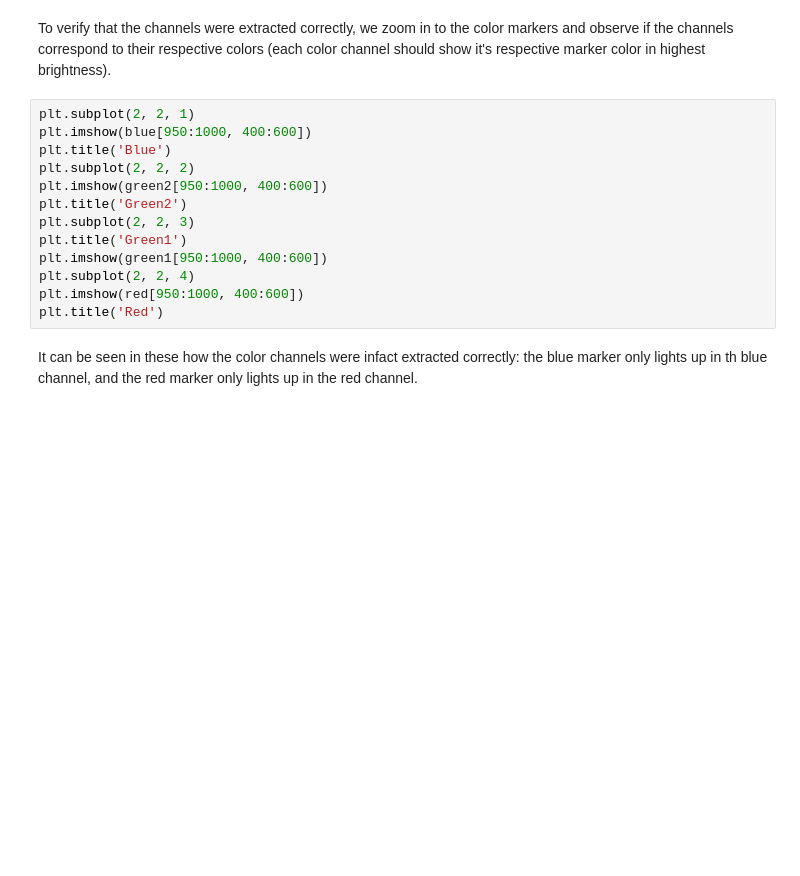
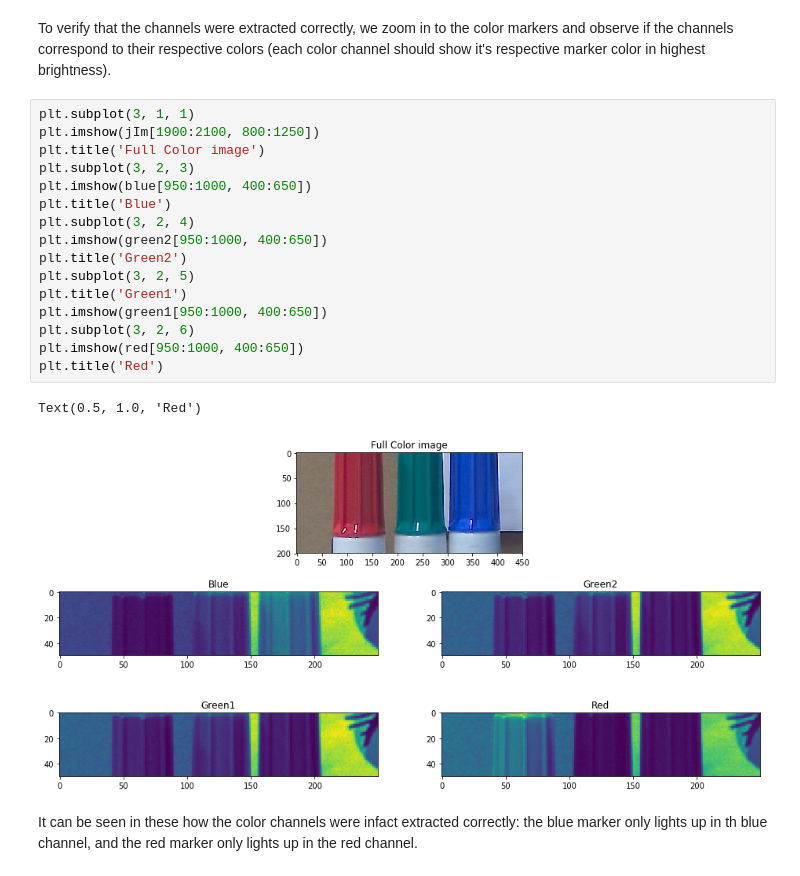
Before and after one commit to polortiz4/Smart-Cameras, a Jupyter notebook: HW3.ipynb, the cells around one changed output. Drawn from its saved outputs; the diff is of its cells as text; blank space fills up the shorter version.

```diff
--- a/HW3.ipynb
+++ b/HW3.ipynb
@@ -82,18 +133,24 @@ blue = rIm[::2, ::2]
 # %% [markdown]
 To verify that the channels were extracted correctly, we zoom in to the color markers and observe if the channels correspond to their respective colors (each color channel should show it's respective marker color in highest brightness).
 # %%
-plt.subplot(2, 2, 1)
-plt.imshow(blue[950:1000, 400:600])
+plt.subplot(3, 1, 1)
+plt.imshow(jIm[1900:2100, 800:1250])
+plt.title('Full Color image')
+plt.subplot(3, 2, 3)
+plt.imshow(blue[950:1000, 400:650])
 plt.title('Blue')
-plt.subplot(2, 2, 2)
-plt.imshow(green2[950:1000, 400:600])
+plt.subplot(3, 2, 4)
+plt.imshow(green2[950:1000, 400:650])
 plt.title('Green2')
-plt.subplot(2, 2, 3)
+plt.subplot(3, 2, 5)
 plt.title('Green1')
-plt.imshow(green1[950:1000, 400:600])
-plt.subplot(2, 2, 4)
-plt.imshow(red[950:1000, 400:600])
+plt.imshow(green1[950:1000, 400:650])
+plt.subplot(3, 2, 6)
+plt.imshow(red[950:1000, 400:650])
 plt.title('Red')
+# %% [output]
+Text(0.5, 1.0, 'Red')
+[figure, added]
 # %% [markdown]
 It can be seen in these how the color channels were infact extracted correctly: the blue marker only lights up in th blue channel, and the red marker only lights up in the red channel.
 # %% [markdown]
```
Also changed, not shown: parts of 29 cells of this notebook.
